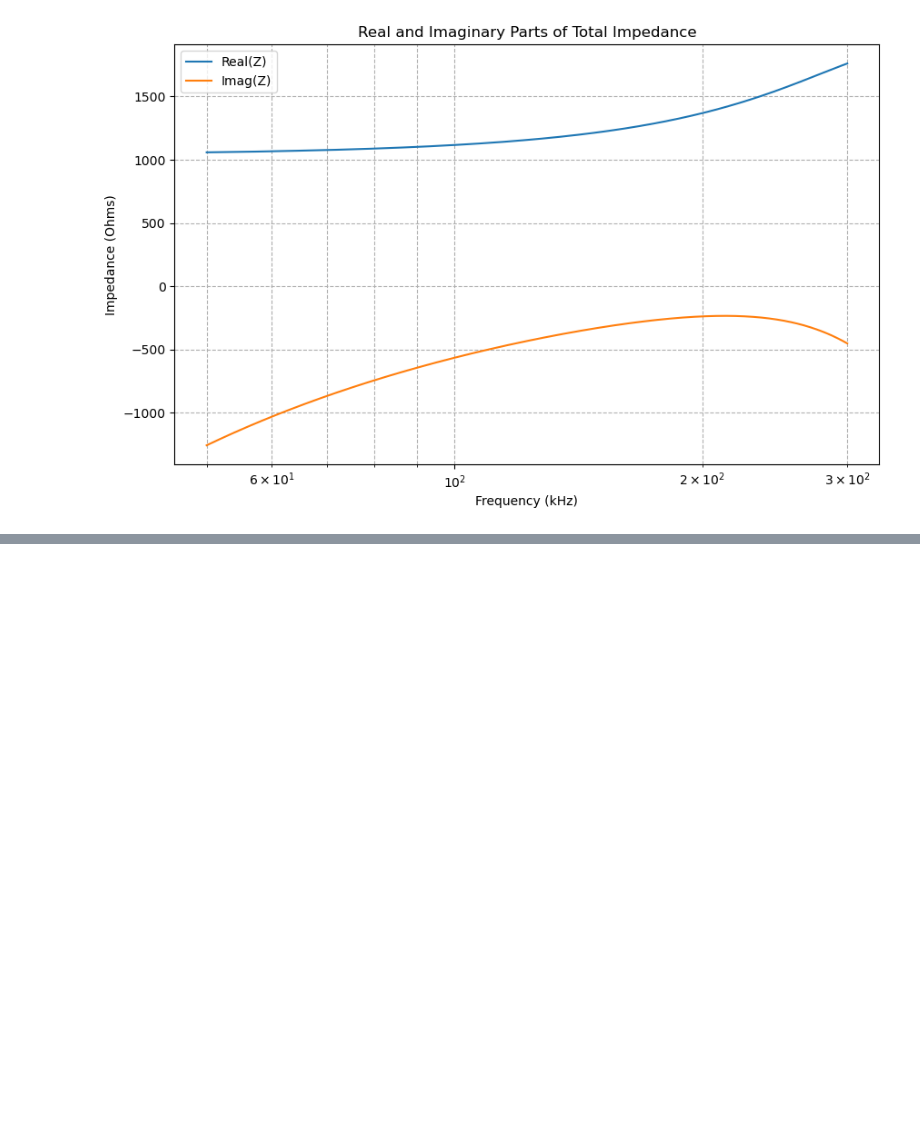
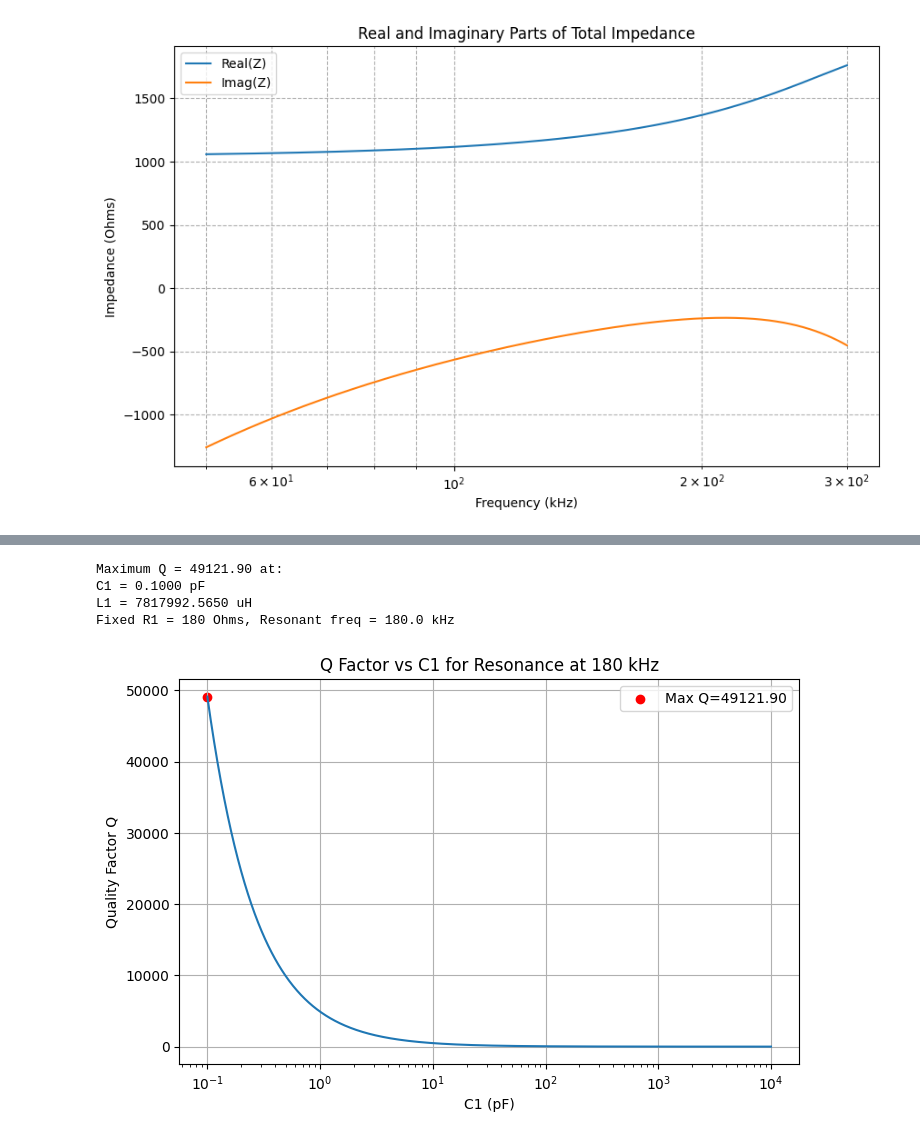
Before and after one commit to MKD-software/EMI-DMG-Analysis, a Jupyter notebook: Damage-analysis.ipynb, the cells around one changed output, grey strips where cells are left out. Drawn from its saved outputs; the diff is of its cells as text; code cells hidden in the pictures; blank space fills up the shorter version.

```diff
--- a/Damage-analysis.ipynb
+++ b/Damage-analysis.ipynb
@@ -338,0 +384,48 @@ R² Imag: -0.1762
+# %%
+import numpy as np
+import matplotlib.pyplot as plt
+
+# Given constants
+f_resonant = 180e3  # Hz
+R1 = 180  # Ohms
+C0 = 1.38e-9  # Fixed parallel capacitor (F)
+
+# Resonant frequency omega0
+omega0 = 2 * np.pi * f_resonant
+
+# Sweep C1 from 0.1 pF to 10 nF logarithmically
+C1_values = np.logspace(-13, -8, 1000)  # in Farads
+
+# Calculate corresponding L1 to maintain resonance
+L1_values = 1 / (omega0**2 * C1_values)
+
+# Calculate Q factor for each
+Q_values = (1 / R1) * np.sqrt(L1_values / C1_values)  # or Q = 1/(R1) * 1/(omega0 * C1)
+
+# Find max Q and corresponding components
+max_idx = np.argmax(Q_values)
+max_Q = Q_values[max_idx]
+best_C1 = C1_values[max_idx]
+best_L1 = L1_values[max_idx]
+
+print(f"Maximum Q = {max_Q:.2f} at:")
+print(f"C1 = {best_C1*1e12:.4f} pF")
+print(f"L1 = {best_L1*1e6:.4f} uH")
+print(f"Fixed R1 = {R1} Ohms, Resonant freq = {f_resonant/1e3} kHz")
+
+# Plot Q vs C1
+plt.figure(figsize=(8,5))
+plt.semilogx(C1_values*1e12, Q_values)
+plt.scatter(best_C1*1e12, max_Q, color='red', label=f'Max Q={max_Q:.2f}')
+plt.xlabel('C1 (pF)')
+plt.ylabel('Quality Factor Q')
+plt.title('Q Factor vs C1 for Resonance at 180 kHz')
+plt.grid(True)
+plt.legend()
+plt.show()
+# %% [output]
+Maximum Q = 49121.90 at:
+C1 = 0.1000 pF
+L1 = 7817992.5650 uH
+Fixed R1 = 180 Ohms, Resonant freq = 180.0 kHz
+[figure, added]
```
Also changed, not shown: parts of 16 cells of this notebook.
